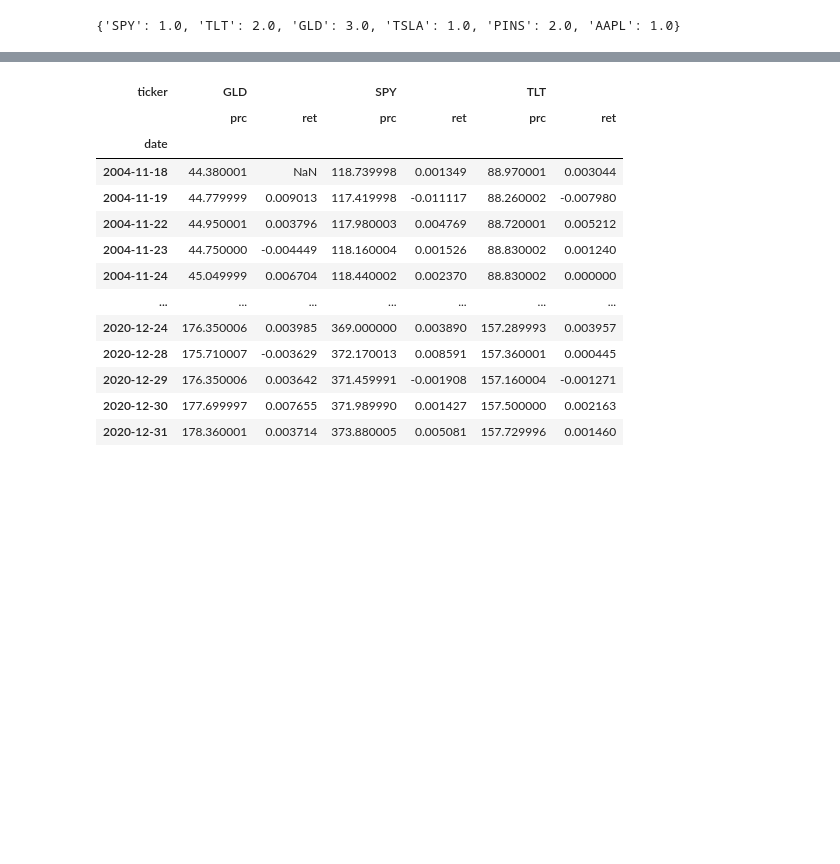
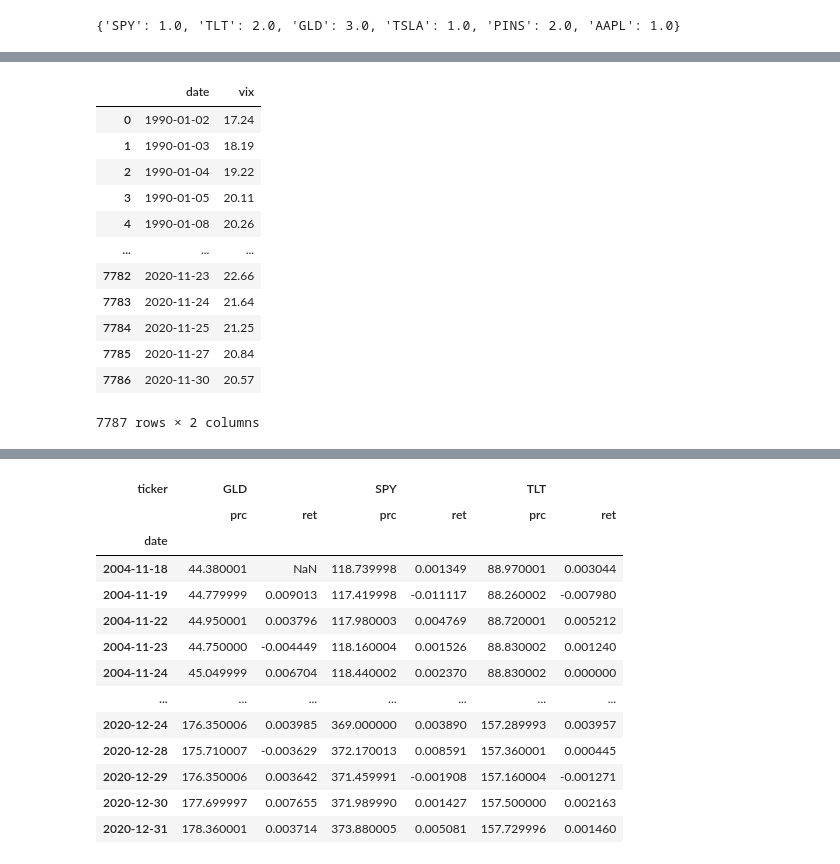
Before and after one commit to ningtong88/Capstone_TDAmeritrade, a Jupyter notebook: TDA_Rebalancing_Framework_Version_20210207.ipynb, the cells around one changed output, grey strips where cells are left out. Cells and saved outputs as stored; diff of their text form; code cells hidden in the pictures; blank space fills up the shorter version.

```diff
--- a/TDA_Rebalancing_Framework_Version_20210207.ipynb
+++ b/TDA_Rebalancing_Framework_Version_20210207.ipynb
@@ -171,3 +182,19 @@ final_data_pivot
+# %%
+vix_data
+# %% [output]
+|  | date | vix |
+| 0 | 1990-01-02 | 17.24 |
+| 1 | 1990-01-03 | 18.19 |
+| 2 | 1990-01-04 | 19.22 |
+| 3 | 1990-01-05 | 20.11 |
+| 4 | 1990-01-08 | 20.26 |
+| ... | ... | ... |
+| 7782 | 2020-11-23 | 22.66 |
+| 7783 | 2020-11-24 | 21.64 |
+| 7784 | 2020-11-25 | 21.25 |
+| 7785 | 2020-11-27 | 20.84 |
+| 7786 | 2020-11-30 | 20.57 |
+7787 rows × 2 columns
 # %%
 p_weight
 # %% [output]
```
Also changed, not shown: parts of 7 cells of this notebook, 1 other file.
